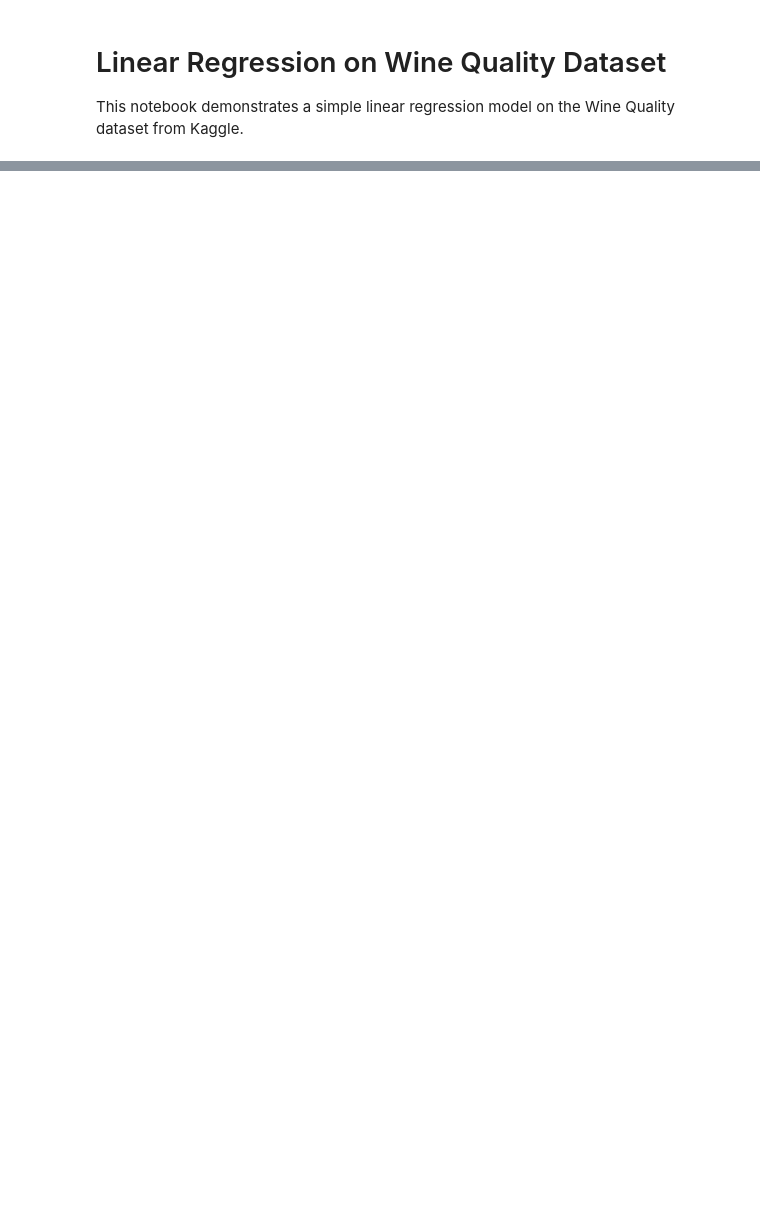
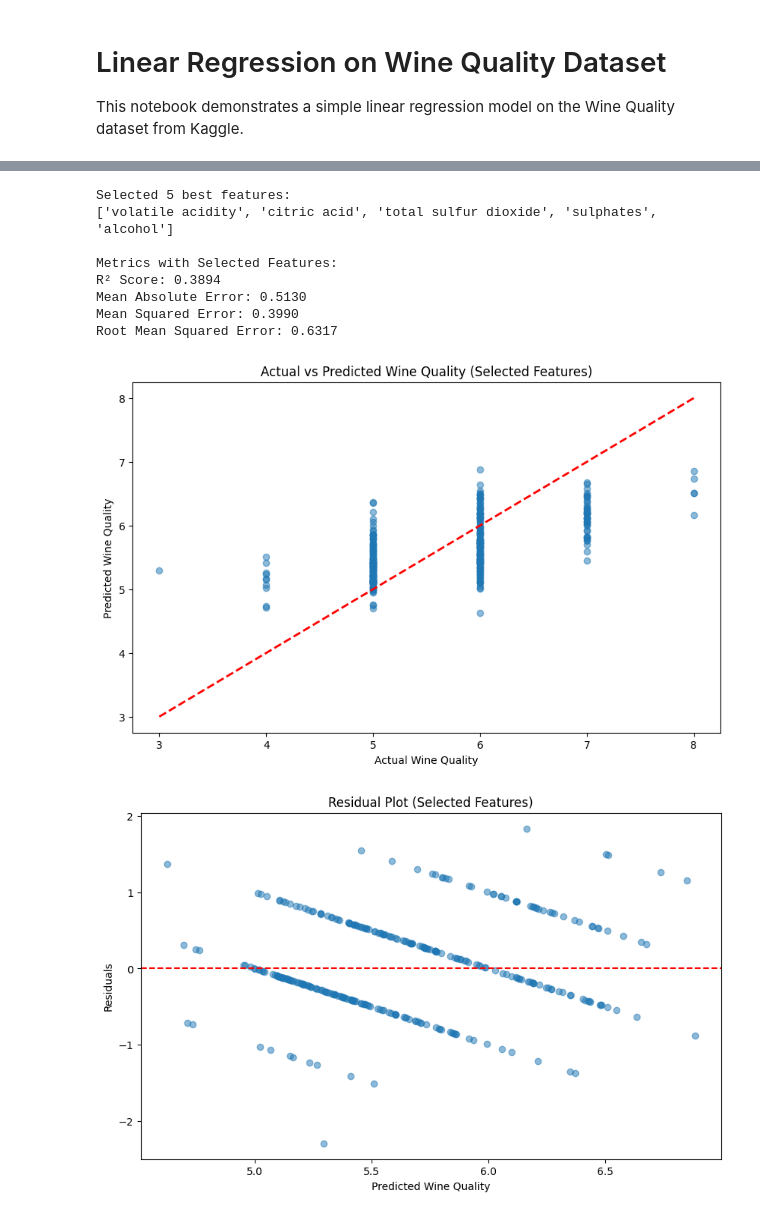
Before and after one commit to yganti87/kaggle-projects, a Jupyter notebook: notebooks/wine_linear_regression.ipynb, the cells around one changed output, grey strips where cells are left out. Saved outputs shown, nothing was run; the diff lists cells and outputs as text; code cells hidden in the pictures; blank space fills up the shorter version.

Commit message:
Implement selectKBest and add summaries

```diff
--- a/notebooks/wine_linear_regression.ipynb
+++ b/notebooks/wine_linear_regression.ipynb
@@ -173,0 +310,71 @@ plt.show()
+# %%
+# Select K best features using SelectKBest
+k = 5  # Number of features to select
+selector = SelectKBest(score_func=f_regression, k=k)
+
+# Fit and transform the training data
+X_train_selected = selector.fit_transform(X_train_scaled, y_train)
+X_test_selected = selector.transform(X_test_scaled)
+
+# Get selected feature names
+selected_features = X.columns[selector.get_support()].tolist()
+print(f"\nSelected {k} best features:")
+print(selected_features)
+
+# Train linear regression model with selected features
+model_selected = LinearRegression()
+model_selected.fit(X_train_selected, y_train)
+
+# Make predictions
+y_pred_selected = model_selected.predict(X_test_selected)
+
+# Calculate and print metrics
+print("\nMetrics with Selected Features:")
+print(f"R² Score: {r2_score(y_test, y_pred_selected):.4f}")
+print(f"Mean Absolute Error: {mean_absolute_error(y_test, y_pred_selected):.4f}")
+print(f"Mean Squared Error: {mean_squared_error(y_test, y_pred_selected):.4f}")
+print(f"Root Mean Squared Error: {np.sqrt(mean_squared_error(y_test, y_pred_selected)):.4f}")
+
+# Plot actual vs predicted values
+plt.figure(figsize=(10, 6))
+plt.scatter(y_test, y_pred_selected, alpha=0.5)
+plt.plot([y_test.min(), y_test.max()], [y_test.min(), y_test.max()], 'r--', lw=2)
+plt.xlabel('Actual Wine Quality')
+plt.ylabel('Predicted Wine Quality')
+plt.title('Actual vs Predicted Wine Quality (Selected Features)')
+plt.show()
+
+# Plot residuals
+residuals_selected = y_test - y_pred_selected
+plt.figure(figsize=(10, 6))
+plt.scatter(y_pred_selected, residuals_selected, alpha=0.5)
+plt.axhline(y=0, color='r', linestyle='--')
+plt.xlabel('Predicted Wine Quality')
+plt.ylabel('Residuals')
+plt.title('Residual Plot (Selected Features)')
+plt.show()
+
+# Plot feature importance for selected features
+feature_importance_selected = pd.DataFrame({
+    'Feature': selected_features,
+    'Importance': abs(model_selected.coef_)
+})
+feature_importance_selected = feature_importance_selected.sort_values('Importance', ascending=True)
+
+plt.figure(figsize=(10, 6))
+plt.barh(feature_importance_selected['Feature'], feature_importance_selected['Importance'])
+plt.xlabel('Absolute Coefficient Value')
+plt.ylabel('Feature')
+plt.title('Feature Importance Based on Model Coefficients (Selected Features)')
+plt.show()
+# %% [output]
+Selected 5 best features:
+['volatile acidity', 'citric acid', 'total sulfur dioxide', 'sulphates', 'alcohol']
+
+Metrics with Selected Features:
+R² Score: 0.3894
+Mean Absolute Error: 0.5130
+Mean Squared Error: 0.3990
+Root Mean Squared Error: 0.6317
+[figure, added]
+[figure, added]
```
Also changed, not shown: parts of 14 cells of this notebook.
